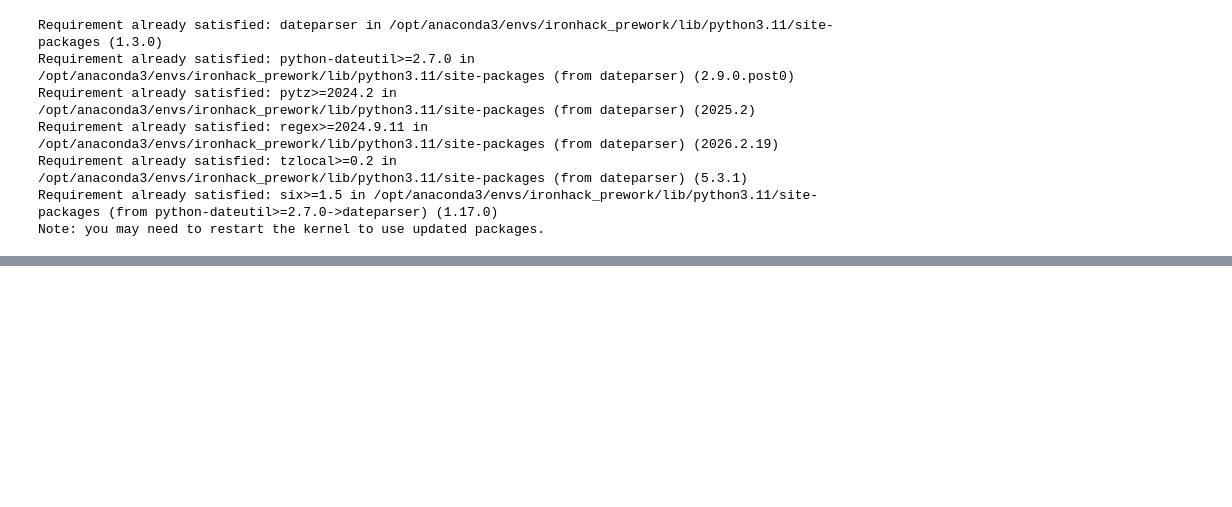
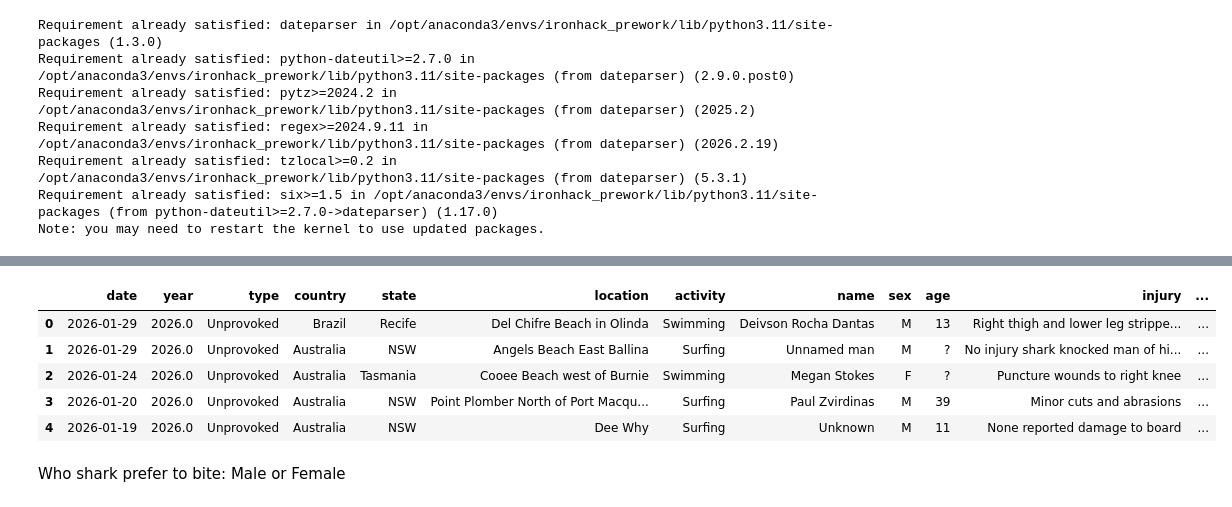
Before and after one commit to FrogTravel/SharkAttack, a Jupyter notebook: dataset.ipynb, the cells around one changed output, grey strips where cells are left out. Saved outputs shown, nothing was run; the diff lists cells and outputs as text; code cells hidden in the pictures; blank space fills up the shorter version.

Commit message:
More or less clean dates

```diff
--- a/dataset.ipynb
+++ b/dataset.ipynb
@@ -25,6 +25,8 @@ Note: you may need to restart the kernel to use updated packages.
 # %%
 import pandas as pd
 import dateparser
+import seaborn as sns
 
+path = "GSAF5_fix.xlsx"
 pd.set_option("display.max_columns", None)
 # %%
@@ -284,0 +324,30 @@ data
+# %%
+# Normalize column names: lowercase, only letters/digits/underscore, spaces -> underscore
+import re
+
+def normalize_columns(df):
+    """Normalize DataFrame column names:
+    - lower case
+    - spaces and other non-alnum -> underscore
+    - collapse multiple underscores
+    - strip leading/trailing underscores
+    """
+    new_cols = []
+    for col in df.columns:
+        s = str(col).strip().lower()
+        # replace non-alphanumeric with underscore
+        s = re.sub(r'[^0-9a-zA-Z]+', '_', s)
+        # collapse multiple underscores
+        s = re.sub(r'_+', '_', s)
+        # strip leading/trailing underscores
+        s = s.strip('_')
+        # ensure not empty
+        if s == '':
+            s = 'col'
+        new_cols.append(s)
+    df.columns = new_cols
+    return df
+
+# Apply normalization to `data`
+data = normalize_columns(data)
+print('Columns after normalization:', data.columns.tolist())
@@ -285,2 +356,2 @@ data
 # %%
-data[data["normalized"].isna()]
+data = data.dropna(subset=["normalized"]) # Dropping all rows that I am too lazy to parse
@@ -313,0 +378,9 @@ print(sorted_processed.shape)
+# %%
+data.head()
+# %% [output]
+|  | date | year | type | country | state | location | activity | name | sex | age | injury | ... |
+| 0 | 2026-01-29 | 2026.0 | Unprovoked | Brazil | Recife | Del Chifre Beach in Olinda | Swimming | Deivson Rocha Dantas | M | 13 | Right thigh and lower leg strippe... | ... |
+| 1 | 2026-01-29 | 2026.0 | Unprovoked | Australia | NSW | Angels Beach East Ballina | Surfing | Unnamed man | M | ? | No injury shark knocked man of hi... | ... |
+| 2 | 2026-01-24 | 2026.0 | Unprovoked | Australia | Tasmania | Cooee Beach west of Burnie | Swimming | Megan Stokes | F | ? | Puncture wounds to right knee | ... |
+| 3 | 2026-01-20 | 2026.0 | Unprovoked | Australia | NSW | Point Plomber North of Port Macqu... | Surfing | Paul Zvirdinas | M | 39 | Minor cuts and abrasions | ... |
+| 4 | 2026-01-19 | 2026.0 | Unprovoked | Australia | NSW | Dee Why | Surfing | Unknown | M | 11 | None reported damage to board | ... |
@@ -313,0 +424,2 @@ print(sorted_processed.shape)
+# %% [markdown]
+Who shark prefer to bite: Male or Female
```
Also changed, not shown: parts of 9 cells of this notebook, 5 other files.
